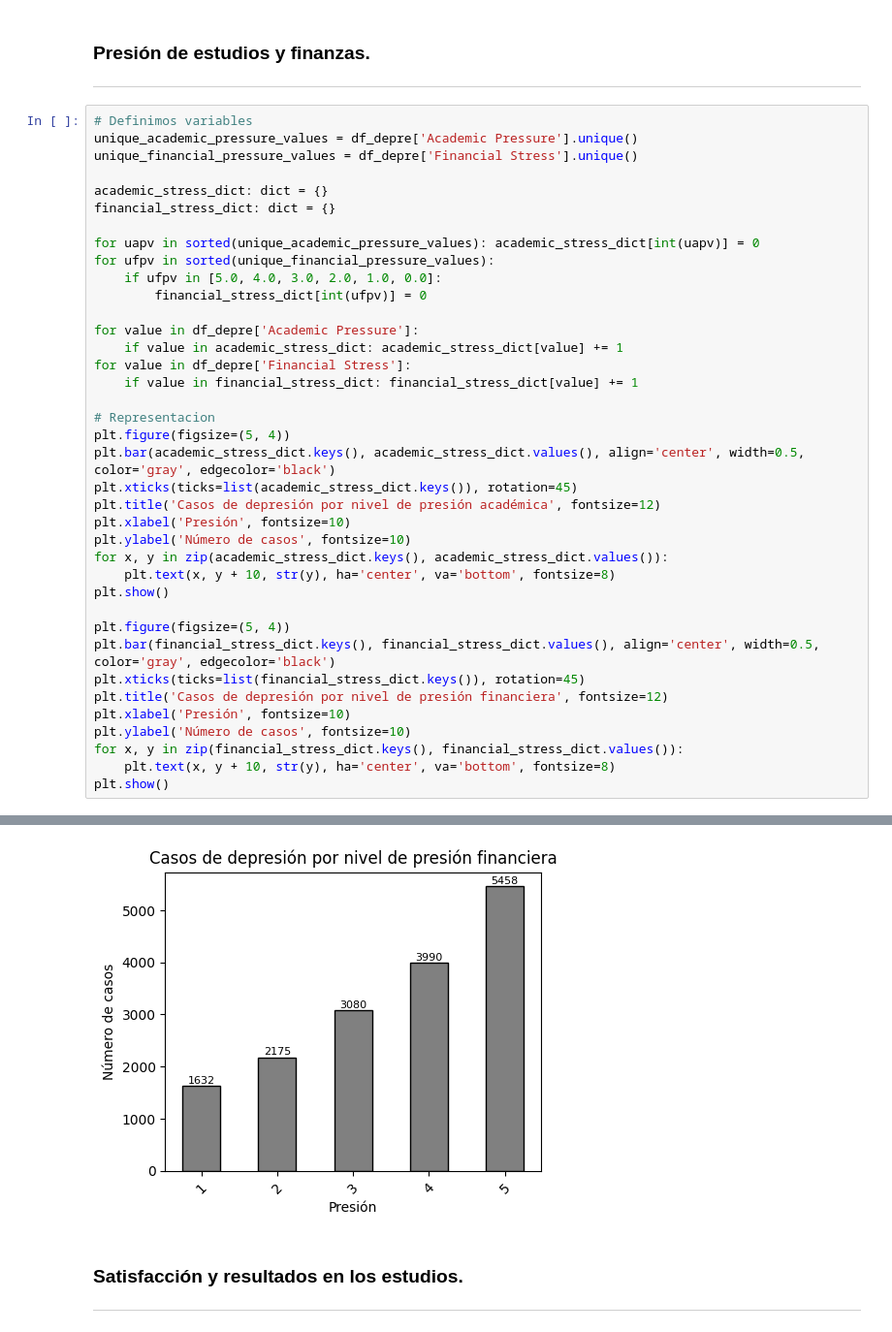
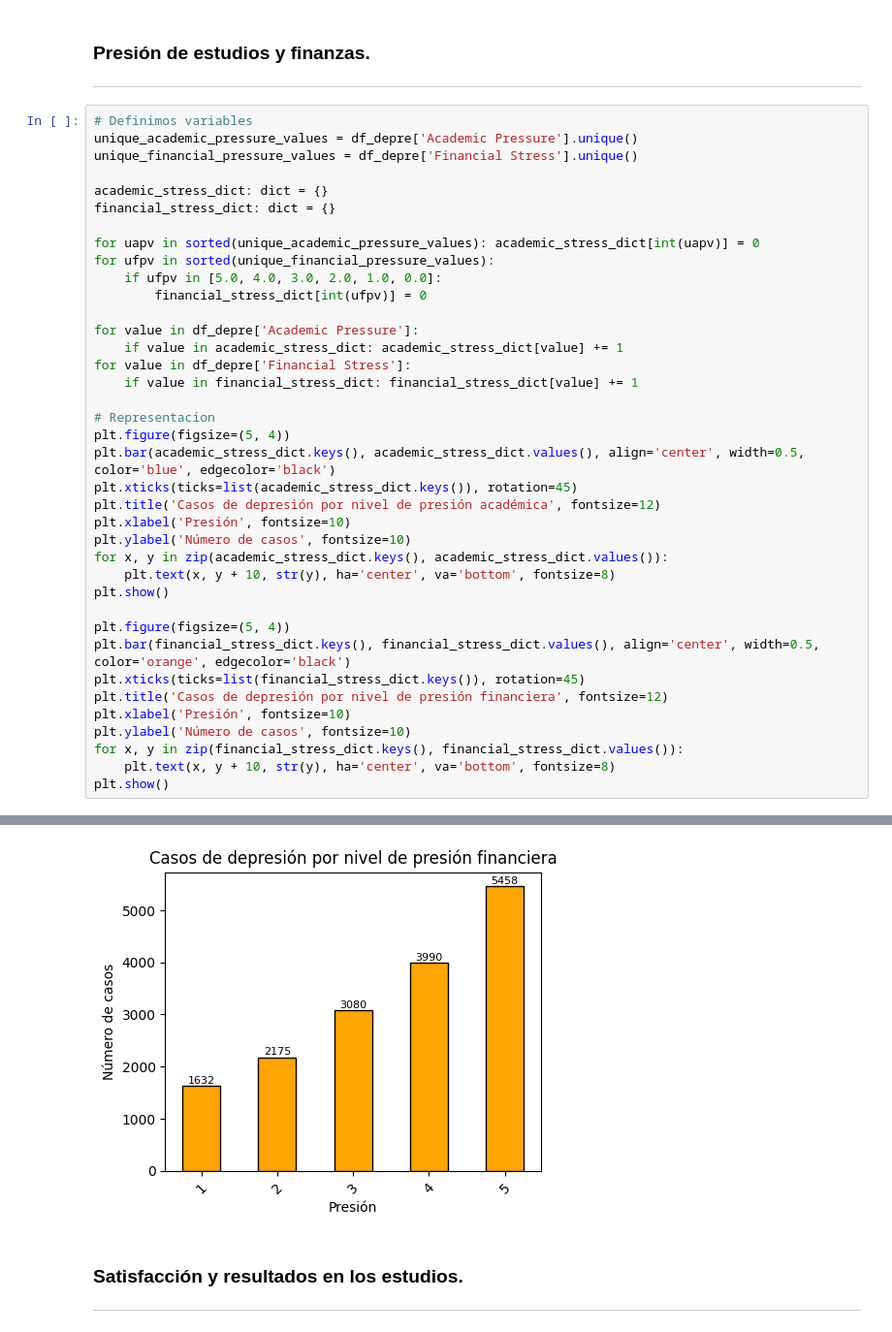
Before and after one commit to Levian17/Depression-Predicter, a Jupyter notebook: data_visualization.ipynb, the cells around one changed output, grey strips where cells are left out. Shown: that part at 97% size. Cells and saved outputs as stored; diff of their text form.

```diff
--- a/data_visualization.ipynb
+++ b/data_visualization.ipynb
@@ -154,7 +157,7 @@ for value in df_depre['Financial Stress']:
 
 # Representacion
 plt.figure(figsize=(5, 4))
-plt.bar(academic_stress_dict.keys(), academic_stress_dict.values(), align='center', width=0.5, color='gray', edgecolor='black')
+plt.bar(academic_stress_dict.keys(), academic_stress_dict.values(), align='center', width=0.5, color='blue', edgecolor='black')
 plt.xticks(ticks=list(academic_stress_dict.keys()), rotation=45)
 plt.title('Casos de depresión por nivel de presión académica', fontsize=12)
 plt.xlabel('Presión', fontsize=10)
@@ -164,7 +167,7 @@ for x, y in zip(academic_stress_dict.keys(), academic_stress_dict.values()):
 plt.show()
 
 plt.figure(figsize=(5, 4))
-plt.bar(financial_stress_dict.keys(), financial_stress_dict.values(), align='center', width=0.5, color='gray', edgecolor='black')
+plt.bar(financial_stress_dict.keys(), financial_stress_dict.values(), align='center', width=0.5, color='orange', edgecolor='black')
 plt.xticks(ticks=list(financial_stress_dict.keys()), rotation=45)
 plt.title('Casos de depresión por nivel de presión financiera', fontsize=12)
 plt.xlabel('Presión', fontsize=10)
@@ -177,4 +180,4 @@ plt.show()
-[figure, old version]
+[figure, new version]
 # %% [markdown]
 ### Satisfacción y resultados en los estudios.
 ---
```
Also changed, not shown: parts of 4 cells of this notebook.
